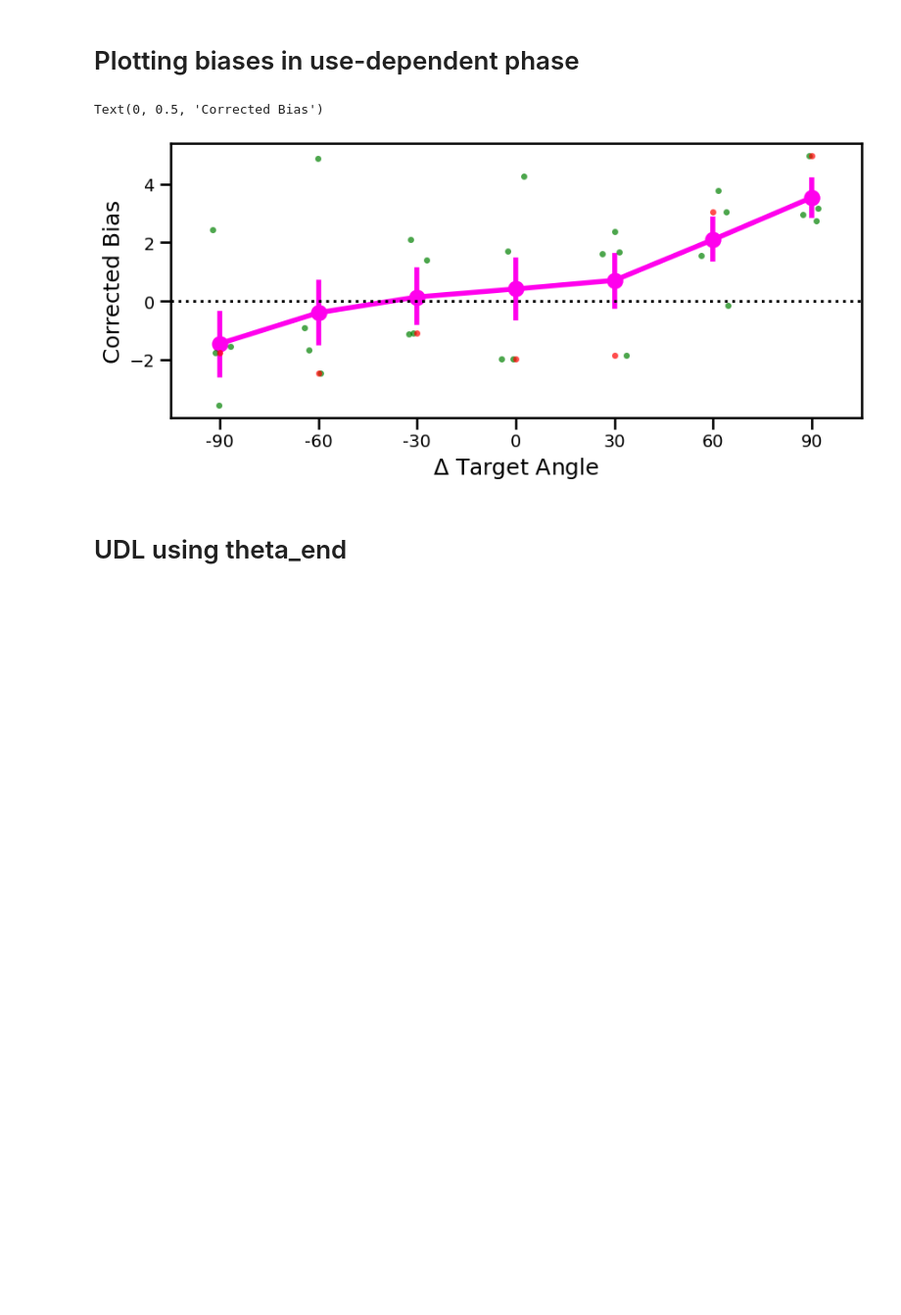
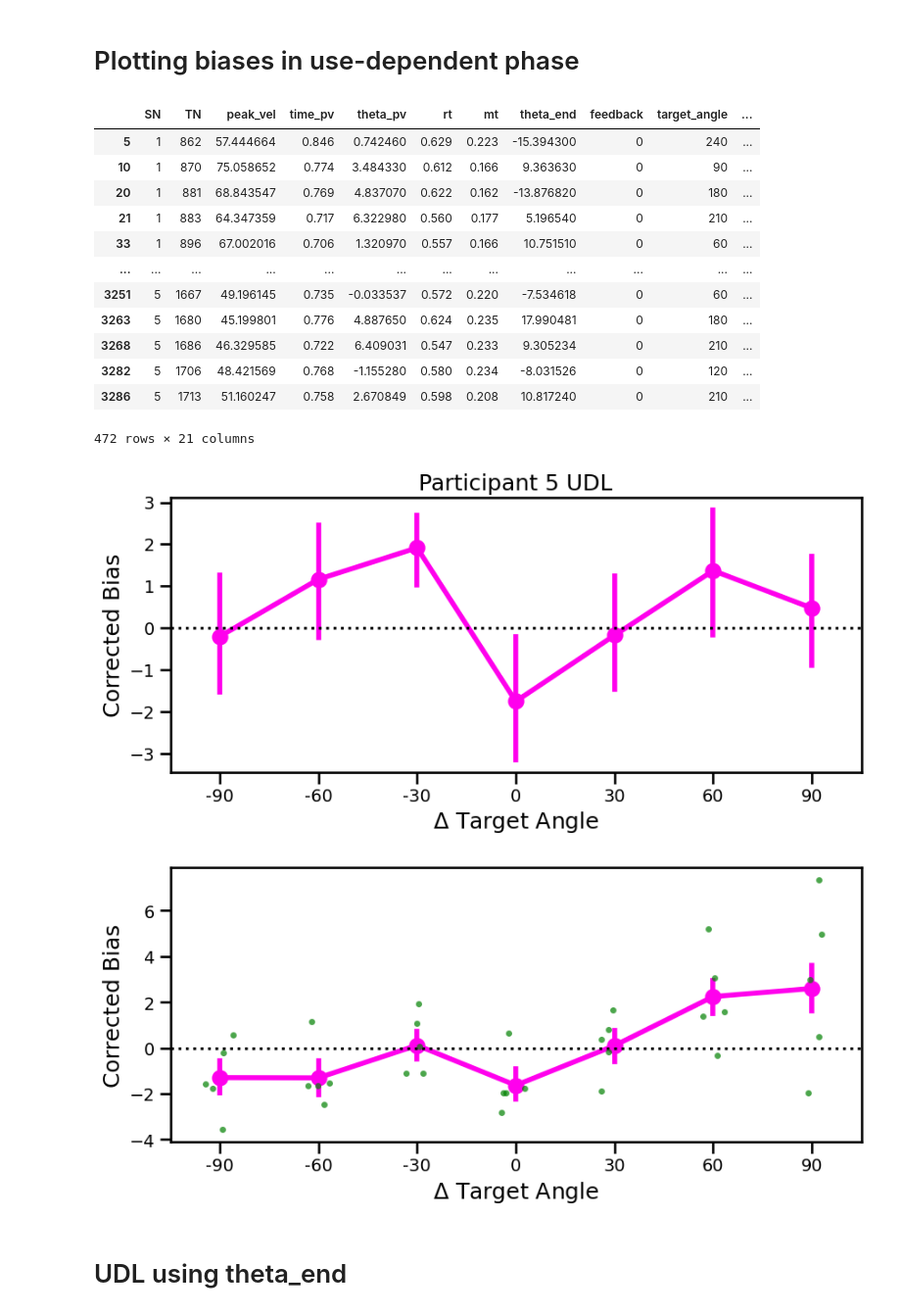
Before and after one commit to abbysun4/UDLR_study, a Jupyter notebook: UDLR_ver1/scripts/analysis_script_pilot_withFB.ipynb, the cells around one changed output. Shown at 98% size. Drawn from its saved outputs; the diff is of its cells as text; code cells hidden in the pictures; blank space fills up the shorter version.

Commit message:
addition of participant 5 (reese)

```diff
--- a/UDLR_ver1/scripts/analysis_script_pilot_withFB.ipynb
+++ b/UDLR_ver1/scripts/analysis_script_pilot_withFB.ipynb
@@ -146,7 +168,8 @@ df['angle_error_corrected_udl_END'] = np.rad2deg(np.arctan2(np.sin(RadCorrDiff),
 
 ## Shift the target angles for participants who had a central target of 60 degrees, so that central target is always at 150 degrees
 # Participants who had central target as 60 degrees
-p_list1 = [1, 3]
+p_list1 = [1, 3, 5]
+
 # Shift all targets so central target is always 150 degrees
 mask = df['SN'].isin(set(p_list1))
 TA_rad_shift = np.deg2rad(df.loc[mask]['target_angle']) + np.deg2rad(90)
@@ -343,49 +366,86 @@ df_udl_constrained = (
 df_udl_constrained = df_udl_constrained.loc[df_udl_constrained['feedback'] == 0]
 
 subject_means = df_udl_constrained.groupby(['SN', 'target_angle_diff'])['angle_error_corrected_udl'].mean().reset_index()
+
+# plot graph for one participant
+subject_num = 5
+fig, ax = plt.subplots(figsize=(10,4))
+sns.pointplot(
+    data=df_udl_constrained[df_udl_constrained['SN']==subject_num],
+    x='target_angle_diff',
+    y='angle_error_corrected_udl',
+    estimator='mean',
+    errorbar=('ci',95),
+    #color='black',
+    ax=ax
+)
+
+ax.axhline(0, color='black', linestyle=':')
+ax.tick_params(axis='x', labelsize=14)
+ax.tick_params(axis='y', labelsize=14)
+plt.xlabel(r'$\Delta$ Target Angle')
+## change the name of the x axis
+plt.ylabel('Corrected Bias')
+plt.title(f'Participant {subject_num} UDL')
+
 
 fig, ax = plt.subplots(figsize=(10,4))
 sns.pointplot(
     data=df_udl_constrained,
     x='target_angle_diff',
     y='angle_error_corrected_udl',
     estimator='mean',
     errorbar=('ci',95),
     #color='black',
     ax=ax
 )
 
 sns.stripplot(
     data=subject_means,
     x='target_angle_diff',
     y='angle_error_corrected_udl',
     color='green',
     alpha=0.7,
     jitter=0.15,
     size=5,
     ax=ax
 )
 
-sns.stripplot(
-    data=subject_means[subject_means['SN']==2],
-    x='target_angle_diff',
-    y='angle_error_corrected_udl',
-    color='red',
-    alpha=0.7,
-    jitter=0.15,
-    size=5,
-    ax=ax
-)
+# sns.stripplot(
+#     data=subject_means[subject_means['SN']==5],
+#     x='target_angle_diff',
+#     y='angle_error_corrected_udl',
+#     color='red',
+#     alpha=0.7,
+#     jitter=0.15,
+#     size=5,
+#     ax=ax
+# )
 
 ax.axhline(0, color='black', linestyle=':')
 ax.tick_params(axis='x', labelsize=14)
 ax.tick_params(axis='y', labelsize=14)
 plt.xlabel(r'$\Delta$ Target Angle')
 ## change the name of the x axis
 plt.ylabel('Corrected Bias')
+
+df_udl_constrained
 # %% [output]
+|  | SN | TN | peak_vel | time_pv | theta_pv | rt | mt | theta_end | feedback | target_angle | ... |
+| 5 | 1 | 862 | 57.444664 | 0.846 | 0.742460 | 0.629 | 0.223 | -15.394300 | 0 | 240 | ... |
+| 10 | 1 | 870 | 75.058652 | 0.774 | 3.484330 | 0.612 | 0.166 | 9.363630 | 0 | 90 | ... |
+| 20 | 1 | 881 | 68.843547 | 0.769 | 4.837070 | 0.622 | 0.162 | -13.876820 | 0 | 180 | ... |
+| 21 | 1 | 883 | 64.347359 | 0.717 | 6.322980 | 0.560 | 0.177 | 5.196540 | 0 | 210 | ... |
+| 33 | 1 | 896 | 67.002016 | 0.706 | 1.320970 | 0.557 | 0.166 | 10.751510 | 0 | 60 | ... |
+| ... | ... | ... | ... | ... | ... | ... | ... | ... | ... | ... | ... |
+| 3251 | 5 | 1667 | 49.196145 | 0.735 | -0.033537 | 0.572 | 0.220 | -7.534618 | 0 | 60 | ... |
+| 3263 | 5 | 1680 | 45.199801 | 0.776 | 4.887650 | 0.624 | 0.235 | 17.990481 | 0 | 180 | ... |
+| 3268 | 5 | 1686 | 46.329585 | 0.722 | 6.409031 | 0.547 | 0.233 | 9.305234 | 0 | 210 | ... |
+| 3282 | 5 | 1706 | 48.421569 | 0.768 | -1.155280 | 0.580 | 0.234 | -8.031526 | 0 | 120 | ... |
+| 3286 | 5 | 1713 | 51.160247 | 0.758 | 2.670849 | 0.598 | 0.208 | 10.817240 | 0 | 210 | ... |
-Text(0, 0.5, 'Corrected Bias')
+472 rows × 21 columns
-[figure, old version]
+[figure, new version]
+[figure, added]
 # %% [markdown]
 # UDL using theta_end
 # %%
```
Also changed, not shown: parts of 11 cells of this notebook.
